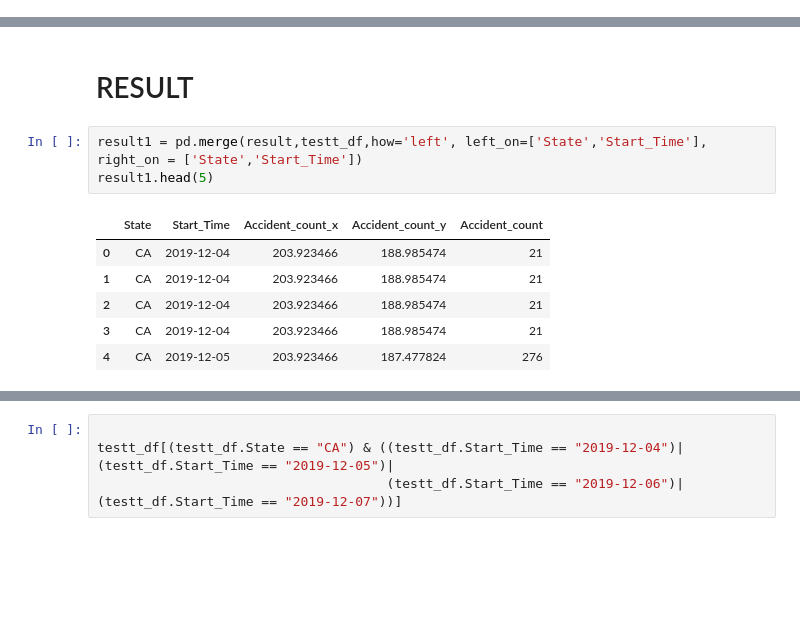
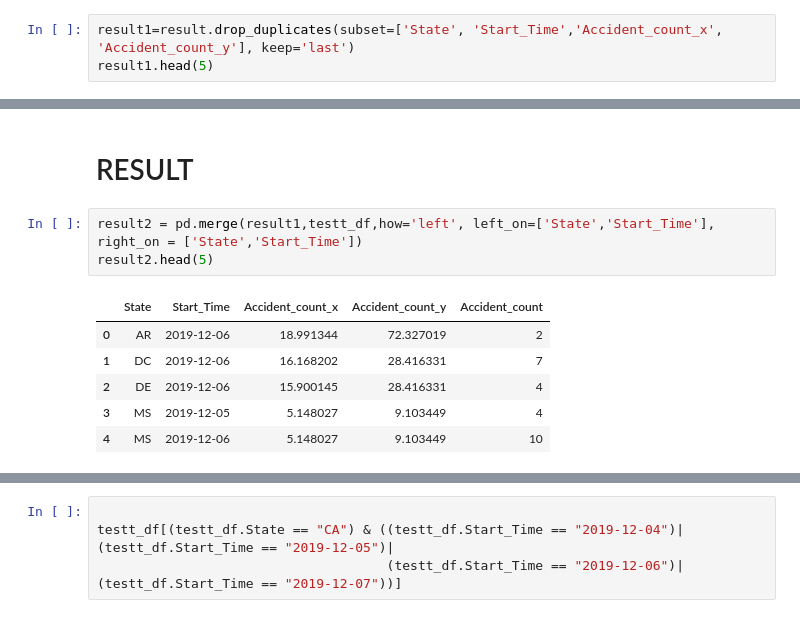
Before and after one commit to adityasatam/Geographic_Information_System_Project-Accidents_Analysis, a Jupyter notebook: US_Accidents.ipynb, the cells around one changed output, grey strips where cells are left out. Saved outputs shown, nothing was run; the diff lists cells and outputs as text; blank space fills up the shorter version.

```diff
--- a/US_Accidents.ipynb
+++ b/US_Accidents.ipynb
@@ -519,0 +525,3 @@ result.head(5)
+# %%
+result1=result.drop_duplicates(subset=['State', 'Start_Time','Accident_count_x', 'Accident_count_y'], keep='last')
+result1.head(5)
@@ -566,12 +581,12 @@ testt_df.head(5)
 # %% [markdown]
 # RESULT
 # %%
-result1 = pd.merge(result,testt_df,how='left', left_on=['State','Start_Time'], right_on = ['State','Start_Time'])
-result1.head(5)
+result2 = pd.merge(result1,testt_df,how='left', left_on=['State','Start_Time'], right_on = ['State','Start_Time'])
+result2.head(5)
 # %% [output]
 |  | State | Start_Time | Accident_count_x | Accident_count_y | Accident_count |
-| 0 | CA | 2019-12-04 | 203.923466 | 188.985474 | 21 |
-| 1 | CA | 2019-12-04 | 203.923466 | 188.985474 | 21 |
-| 2 | CA | 2019-12-04 | 203.923466 | 188.985474 | 21 |
-| 3 | CA | 2019-12-04 | 203.923466 | 188.985474 | 21 |
-| 4 | CA | 2019-12-05 | 203.923466 | 187.477824 | 276 |
+| 0 | AR | 2019-12-06 | 18.991344 | 72.327019 | 2 |
+| 1 | DC | 2019-12-06 | 16.168202 | 28.416331 | 7 |
+| 2 | DE | 2019-12-06 | 15.900145 | 28.416331 | 4 |
+| 3 | MS | 2019-12-05 | 5.148027 | 9.103449 | 4 |
+| 4 | MS | 2019-12-06 | 5.148027 | 9.103449 | 10 |
```
Also changed, not shown: parts of 11 cells of this notebook.
